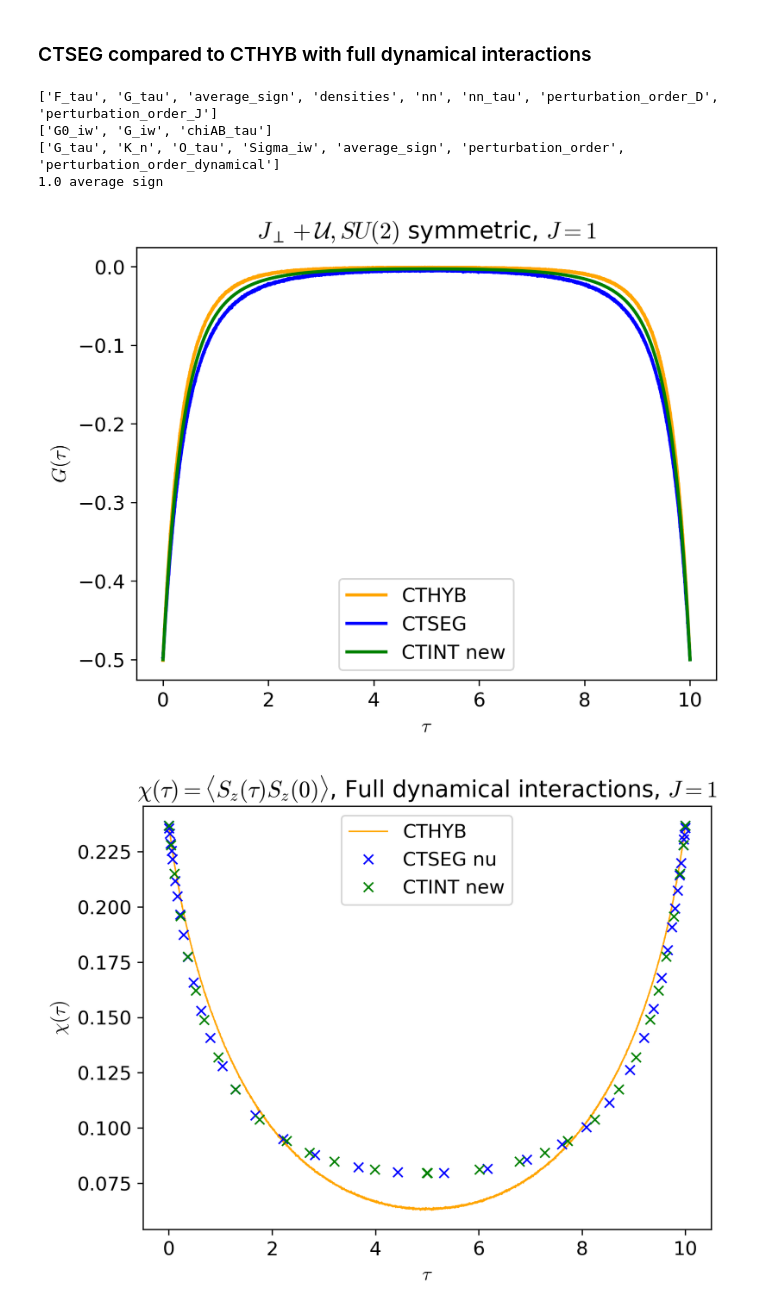
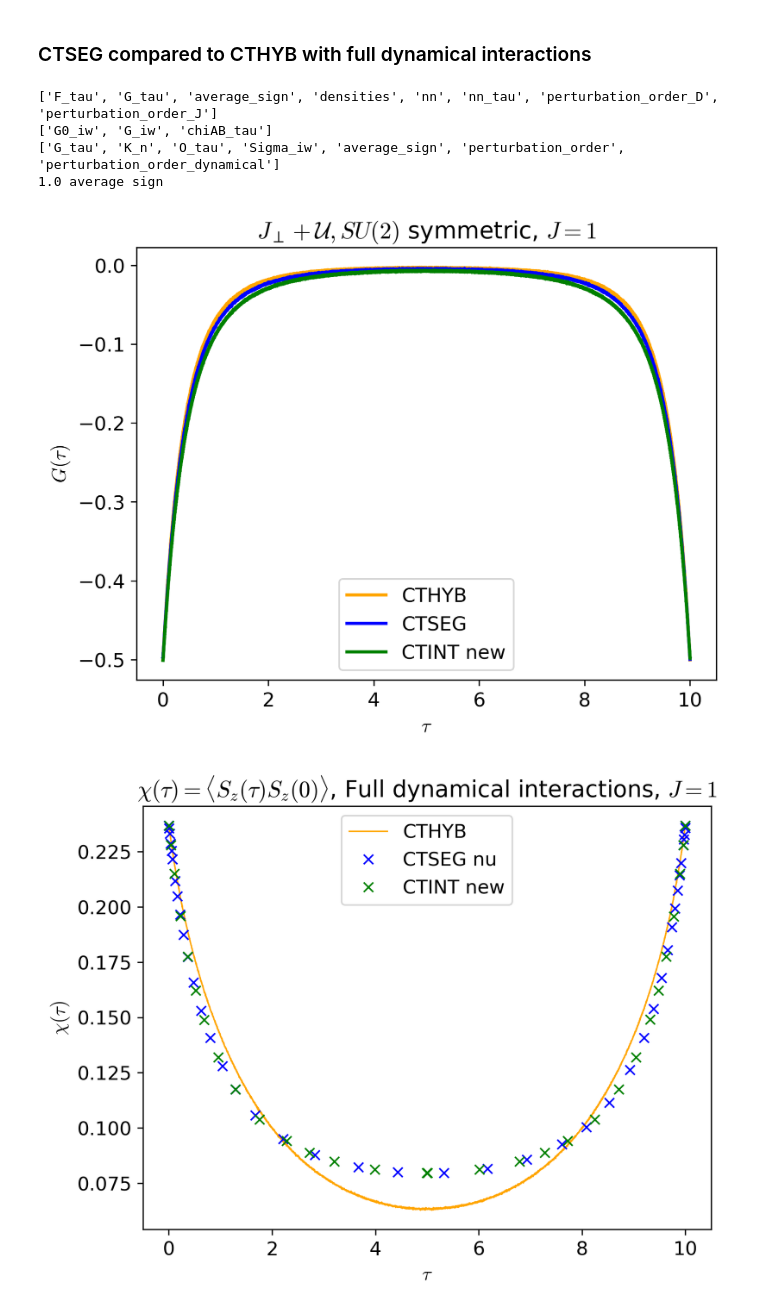
Before and after one commit to andrewkhardy/cthyb, a Jupyter notebook: benchmark/dynamic_int/CTHYB_Benchmarking.ipynb, the cells around one changed output. Saved outputs shown, nothing was run; the diff lists cells and outputs as text; code cells hidden in the pictures.

```diff
--- a/benchmark/dynamic_int/CTHYB_Benchmarking.ipynb
+++ b/benchmark/dynamic_int/CTHYB_Benchmarking.ipynb
@@ -282,35 +282,35 @@ with HDFArchive(f"{data_loc}/spin_spin_ctint_J-1.0-U-4.0_1.0_1.0_1.0_1.0_1.0_b-1
     G_iw_int = A["G_iw"]
     G_tau_int = make_gf_dlr_imtime(G_iw_int)
     G_int_dlr = make_gf_dlr(G_iw_int)
     G_int_tau = make_gf_imtime(G_int_dlr, len(G_tau_seg["up"].data[:,0,0]))
     tau_int = np.array([float(t) for t in G_int_tau.mesh])
     chiAB_tau = A["chiAB_tau"]
     SzSz_int_tau = chiAB_tau#make_gf_dlr_imtime(chiAB_tau)
     #G_int_data = G_int_tau.data[:, 0, 0].real
 
-with HDFArchive(f"{data_loc}/spin_spin_cthyb_J-1.0-U-4.0_1.0_b-10.0_nw-1000000_mins-22_lf=True_nl=22.h5", "r") as A:
+with HDFArchive(f"{data_loc}/spin_spin_cthyb_J-0.5-U-4.0_1.0_b-10.0_nw-1000000_mins-22_lf=True_nl=22.h5", "r") as A:
 #with HDFArchive(f"{data_loc}/spin_spin_cthyb_J--1.0-U-4.0_1.0_b-10.0_nw-1000000_mins-20_lf=False_nl=10.h5", "r") as A:
 
     print(A.keys())
     G_tau_hyb = A["G_tau"]
     print(A["average_sign"], "average sign")
     x = A["perturbation_order"]
     Sz = A["O_tau"]
 
 oplot(G_tau_hyb["up"].real, color="orange", linewidth = 2.0, label="CTHYB")
 oplot(G_tau_seg["up"].real, color="blue", linewidth = 2.0, label="CTSEG")
 oplot(G_int_tau_1["up"].real, color="green", linewidth = 2.0, label="CTINT new")
 plt.title(r"$J_\perp + \mathcal{U}, SU(2)$ symmetric, $J = 1$")
 plt.ylabel(r"$G(\tau)$")
 #plt.ylim(-0.05, 0.0)
 plt.legend()
 plt.show()
 # %% [output]
 ['F_tau', 'G_tau', 'average_sign', 'densities', 'nn', 'nn_tau', 'perturbation_order_D', 'perturbation_order_J']
 ['G0_iw', 'G_iw', 'chiAB_tau']
 ['G_tau', 'K_n', 'O_tau', 'Sigma_iw', 'average_sign', 'perturbation_order', 'perturbation_order_dynamical']
 1.0 average sign
-[figure, old version]
+[figure, new version]
 # %%
 Sz_ctseg = 0.25*(nn["up", "up"   ] - nn["up", "down"] - nn["down", "up"] +nn["down", "down"])
 Sz_nu = 0.25*(nn_nu["up", "up" ] - nn_nu["up", "down"] - nn_nu["down", "up"] +nn_nu["down", "down"])
```
Also changed, not shown: 1 other file.
